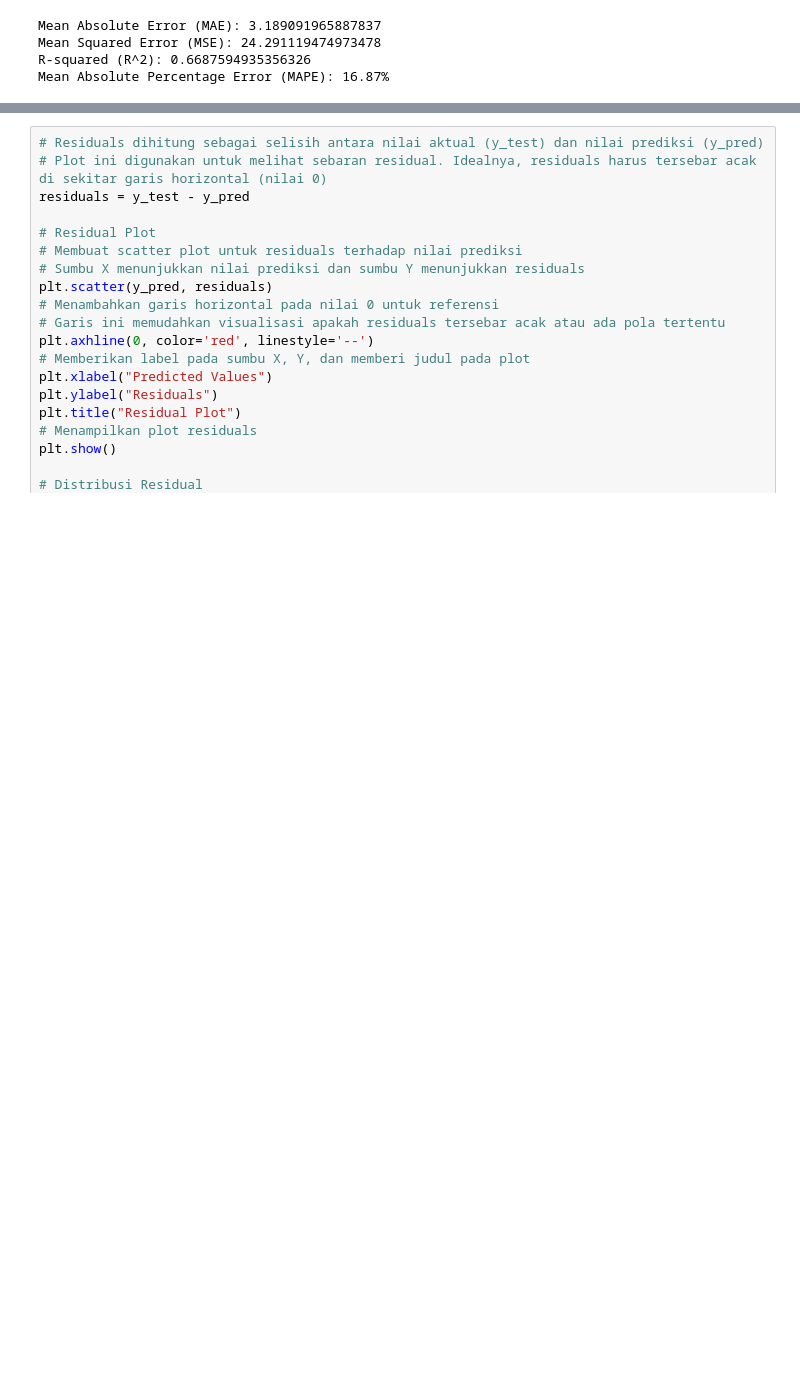
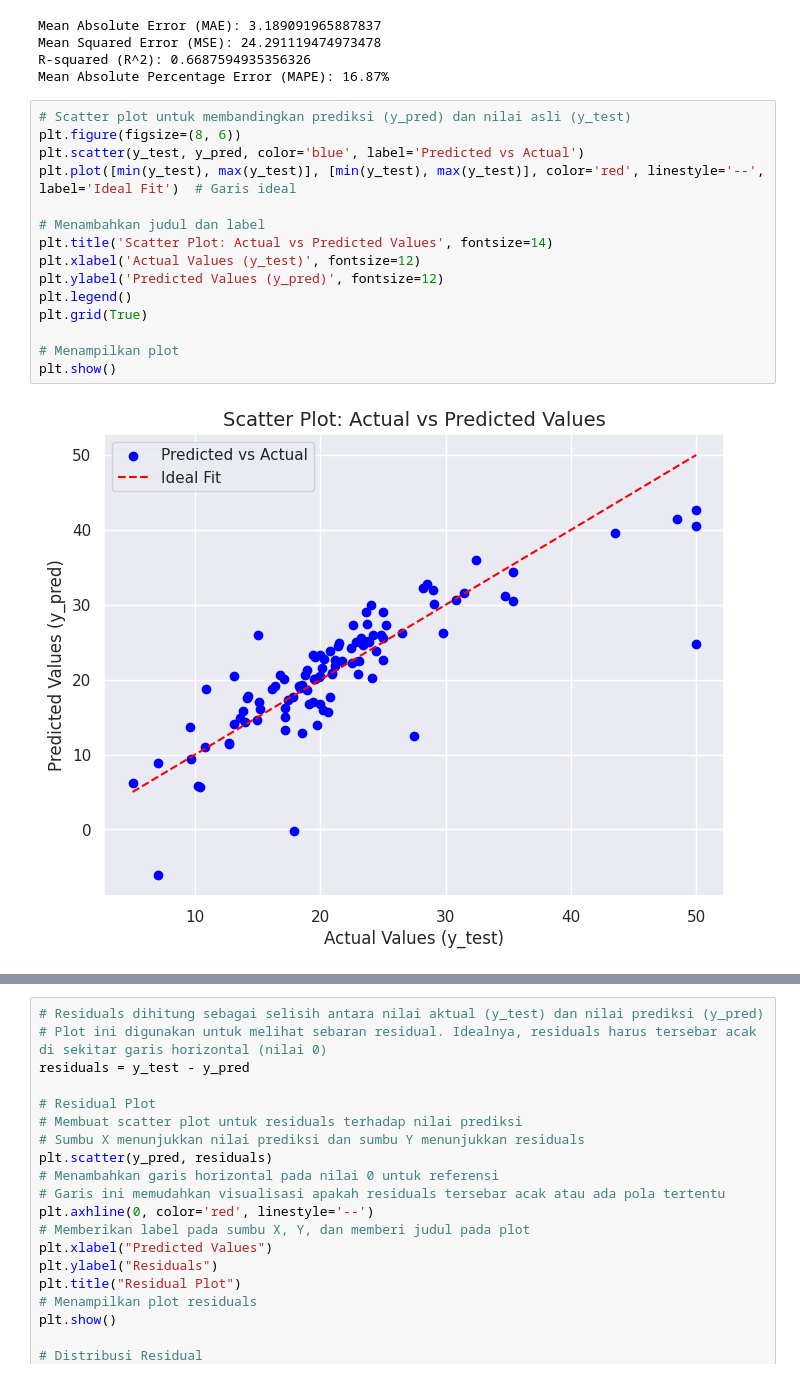
Before and after one commit to d4dika/dumbcode, a Jupyter notebook: Boston Housing Predict [LinearRegression].ipynb, the cells around one changed output, grey strips where cells are left out. Saved outputs shown, nothing was run; the diff lists cells and outputs as text; blank space fills up the shorter version.

```diff
--- a/Boston Housing Predict [LinearRegression].ipynb
+++ b/Boston Housing Predict [LinearRegression].ipynb
@@ -284,3 +321,20 @@ Mean Absolute Error (MAE): 3.189091965887837
 Mean Squared Error (MSE): 24.291119474973478
 R-squared (R^2): 0.6687594935356326
 Mean Absolute Percentage Error (MAPE): 16.87%
+# %%
+# Scatter plot untuk membandingkan prediksi (y_pred) dan nilai asli (y_test)
+plt.figure(figsize=(8, 6))
+plt.scatter(y_test, y_pred, color='blue', label='Predicted vs Actual')
+plt.plot([min(y_test), max(y_test)], [min(y_test), max(y_test)], color='red', linestyle='--', label='Ideal Fit')  # Garis ideal
+
+# Menambahkan judul dan label
+plt.title('Scatter Plot: Actual vs Predicted Values', fontsize=14)
+plt.xlabel('Actual Values (y_test)', fontsize=12)
+plt.ylabel('Predicted Values (y_pred)', fontsize=12)
+plt.legend()
+plt.grid(True)
+
+# Menampilkan plot
+plt.show()
+# %% [output]
+[figure, added]
```
Also changed, not shown: parts of 8 cells of this notebook.
